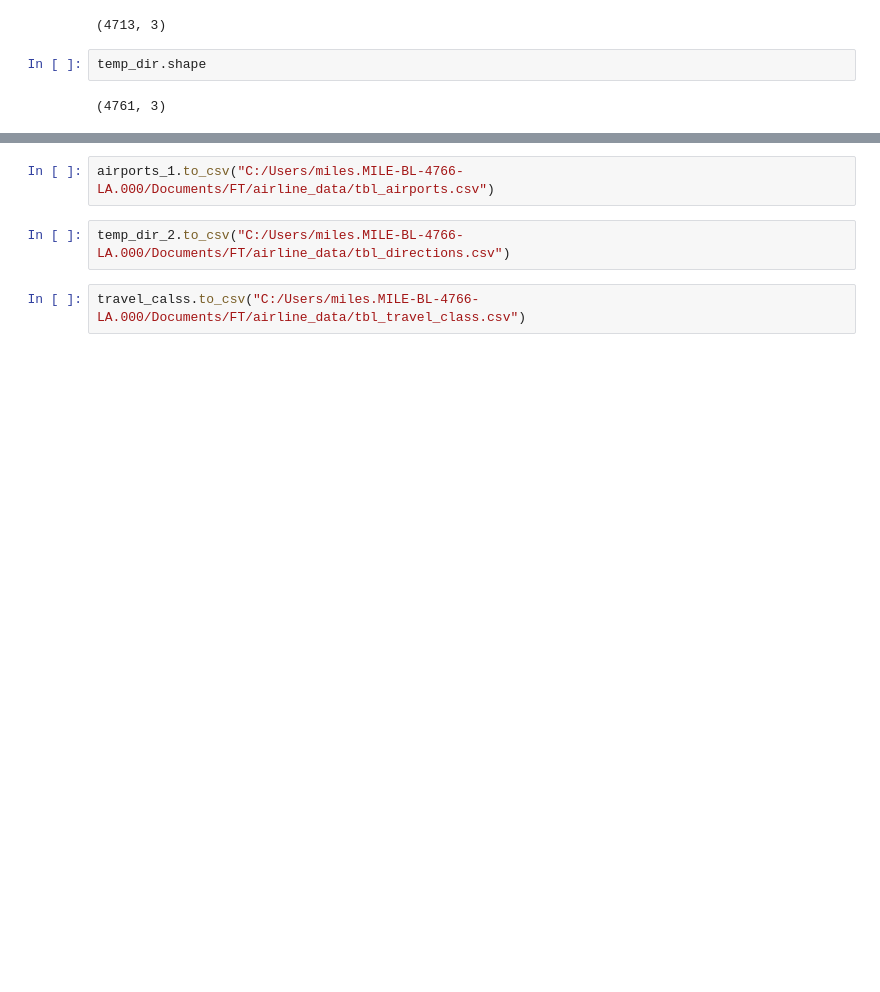
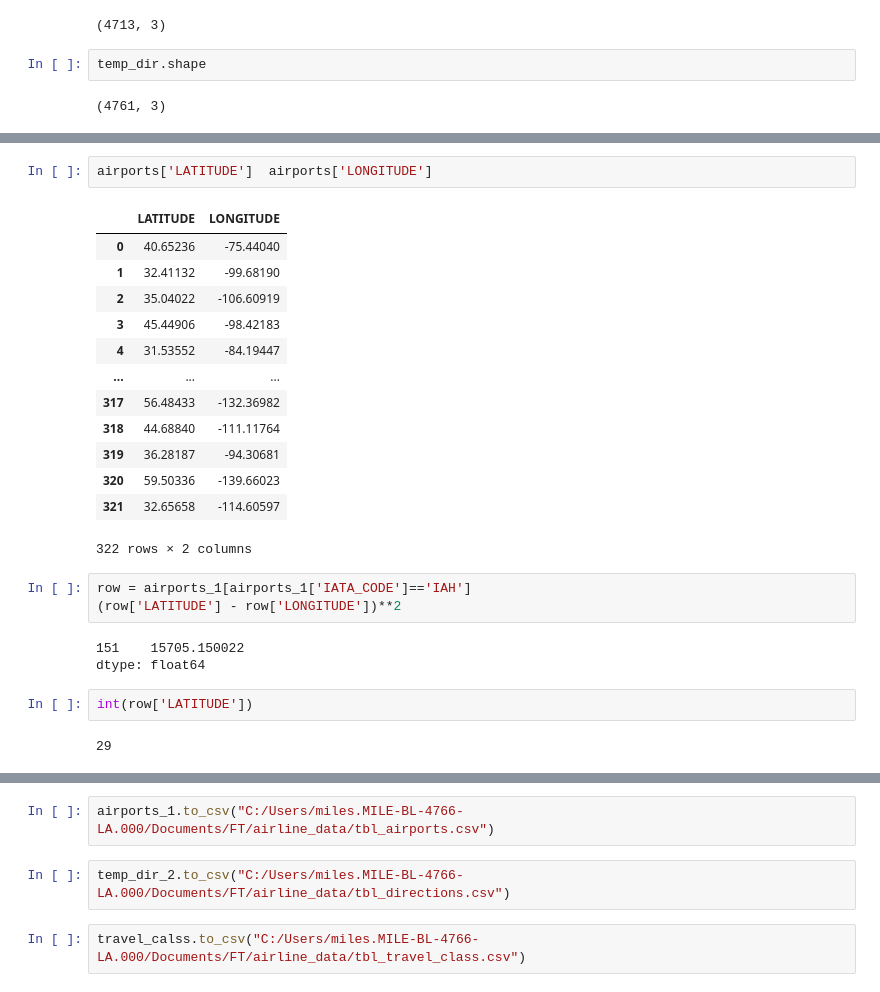
Before and after one commit to noviljohnson/FT_SQL, a Jupyter notebook: Airline_reservation/airpln_mnf_data_prep.ipynb, the cells around one changed output, grey strips where cells are left out. Cells and saved outputs as stored; diff of their text form; blank space fills up the shorter version.

```diff
--- a/Airline_reservation/airpln_mnf_data_prep.ipynb
+++ b/Airline_reservation/airpln_mnf_data_prep.ipynb
@@ -373,0 +389,26 @@ temp_dir.shape
+# %%
+airports['LATITUDE']  airports['LONGITUDE']
+# %% [output]
+|  | LATITUDE | LONGITUDE |
+| 0 | 40.65236 | -75.44040 |
+| 1 | 32.41132 | -99.68190 |
+| 2 | 35.04022 | -106.60919 |
+| 3 | 45.44906 | -98.42183 |
+| 4 | 31.53552 | -84.19447 |
+| ... | ... | ... |
+| 317 | 56.48433 | -132.36982 |
+| 318 | 44.68840 | -111.11764 |
+| 319 | 36.28187 | -94.30681 |
+| 320 | 59.50336 | -139.66023 |
+| 321 | 32.65658 | -114.60597 |
+322 rows × 2 columns
+# %%
+row = airports_1[airports_1['IATA_CODE']=='IAH']
+(row['LATITUDE'] - row['LONGITUDE'])**2
+# %% [output]
+151    15705.150022
+dtype: float64
+# %%
+int(row['LATITUDE'])
+# %% [output]
+29
```
Also changed, not shown: parts of 22 cells of this notebook, 2 other files.
